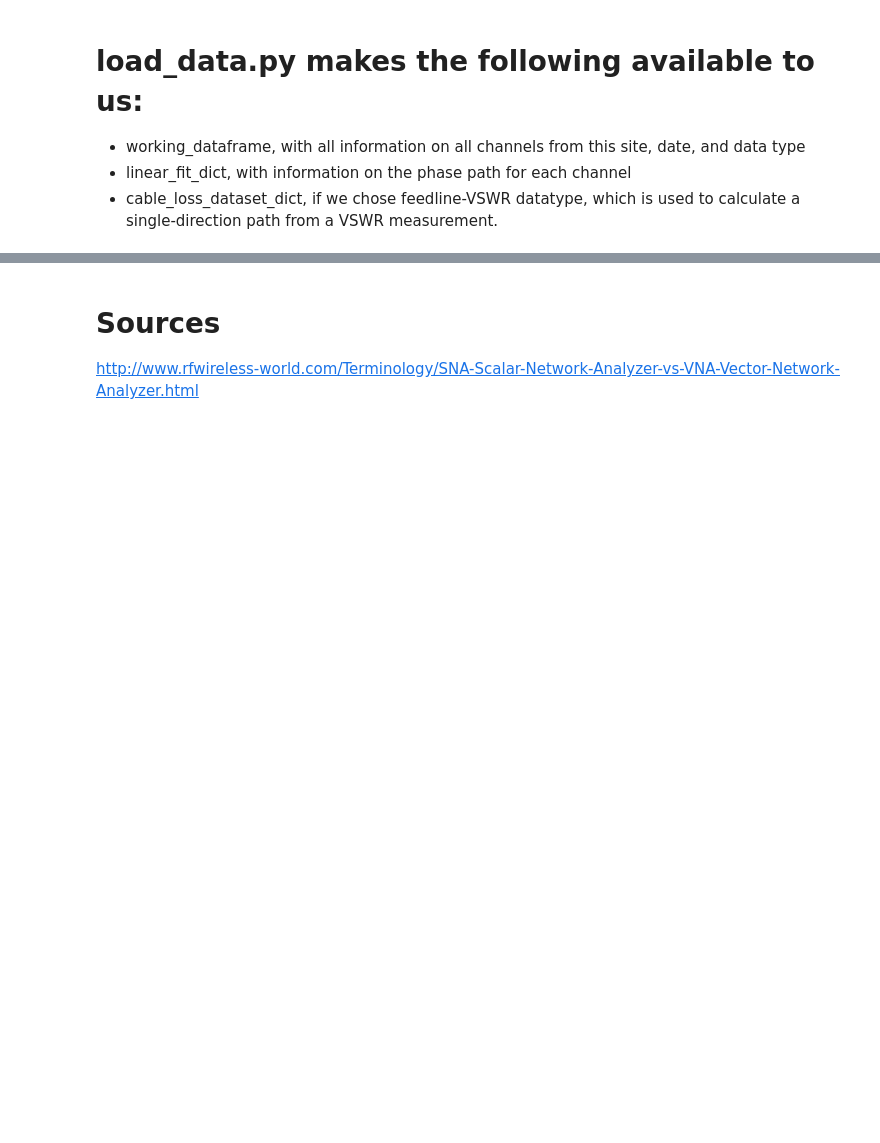
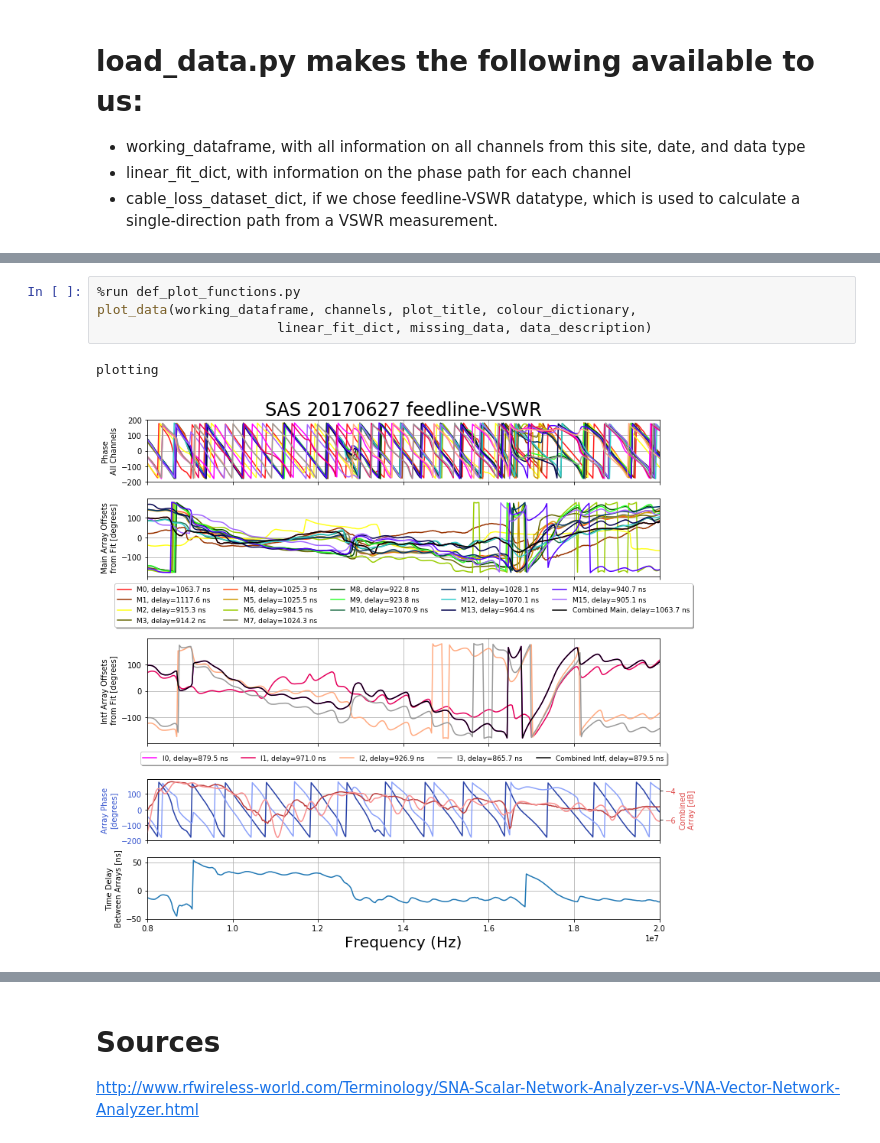
Before and after one commit to SuperDARNCanada/radar-test-plots, a Jupyter notebook: presentation/radar-test-plots-pres.ipynb, the cells around one changed output, grey strips where cells are left out. Cells and saved outputs as stored; diff of their text form; blank space fills up the shorter version.

```diff
--- a/presentation/radar-test-plots-pres.ipynb
+++ b/presentation/radar-test-plots-pres.ipynb
@@ -165,0 +201,7 @@ Name: phase_rad, dtype: float64, 'time_delay_ns': 367.93, 'best_fit_line_rads':
+# %%
+%run def_plot_functions.py
+plot_data(working_dataframe, channels, plot_title, colour_dictionary,
+                       linear_fit_dict, missing_data, data_description)
+# %% [output]
+plotting
+[figure, added]
```
Also changed, not shown: parts of 16 cells of this notebook, 4 other files.
